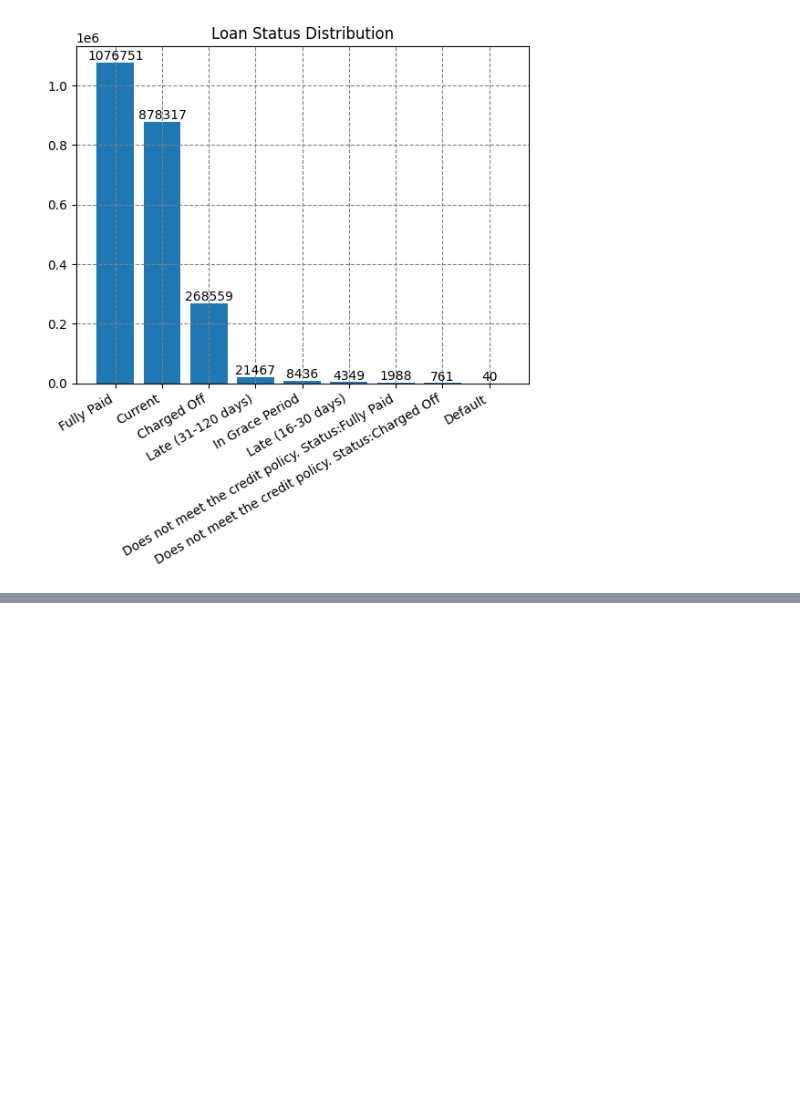
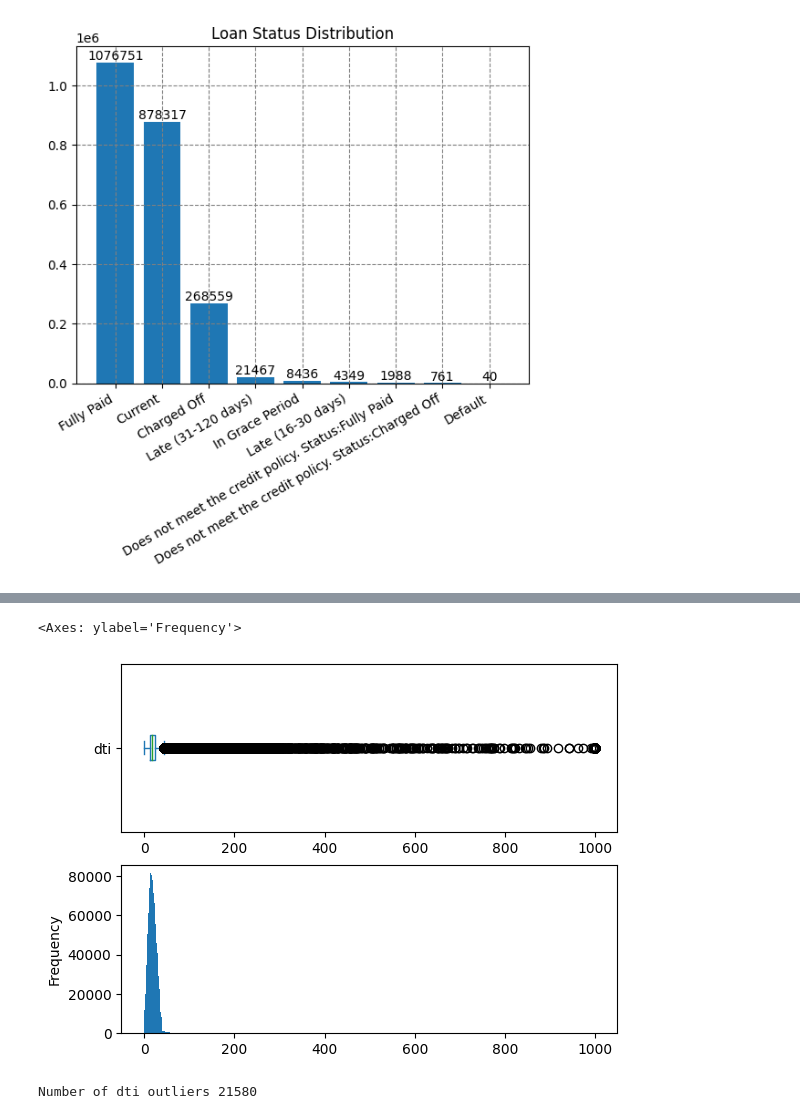
Before and after one commit to cmherrera/portfolio, a Jupyter notebook: assets/projects/Financial_Analysis/Financial_Analysis.ipynb, the cells around one changed output, grey strips where cells are left out. Saved outputs shown, nothing was run; the diff lists cells and outputs as text; code cells hidden in the pictures; blank space fills up the shorter version.

```diff
--- a/assets/projects/Financial_Analysis/Financial_Analysis.ipynb
+++ b/assets/projects/Financial_Analysis/Financial_Analysis.ipynb
@@ -286,0 +317,22 @@ Text(0.5, 1.0, 'Loan Status Distribution')
+# %%
+fig, ax = plt.subplots(2,1)
+Dataset_NotNull_Col['dti'].plot(kind='box', ax= ax[0],vert=False)
+Dataset_NotNull_Col['dti'].plot(kind='hist', ax= ax[1],bins=1200)
+# %% [output]
+<Axes: ylabel='Frequency'>
+[figure, added]
+# %%
+# calculate IQR for column Height
+Q1 = Dataset_NotNull_Col['dti'].quantile(0.25)
+Q3 = Dataset_NotNull_Col['dti'].quantile(0.75)
+IQR = Q3 - Q1
+
+# identify outliers
+threshold = 1.5
+outliers = Dataset_NotNull_Col[(Dataset_NotNull_Col['dti'] < Q1 - threshold * IQR) | (Dataset_NotNull_Col['dti'] > Q3 + threshold * IQR)]
+
+df_no_dti_outliers = Dataset_NotNull_Col.drop(outliers.index)
+
+print("Number of dti outliers",len(outliers.index))
+# %% [output]
+Number of dti outliers 21580
```
Also changed, not shown: parts of 5 cells of this notebook.
